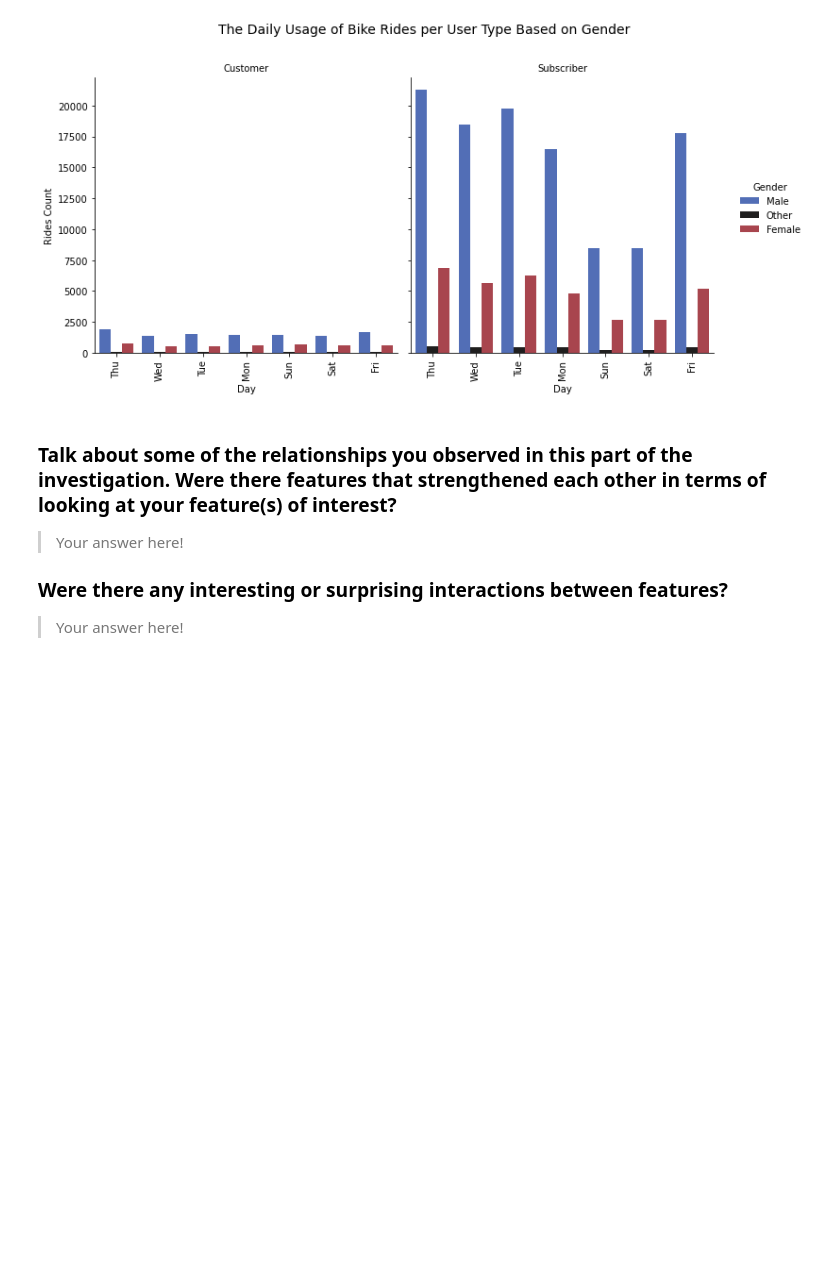
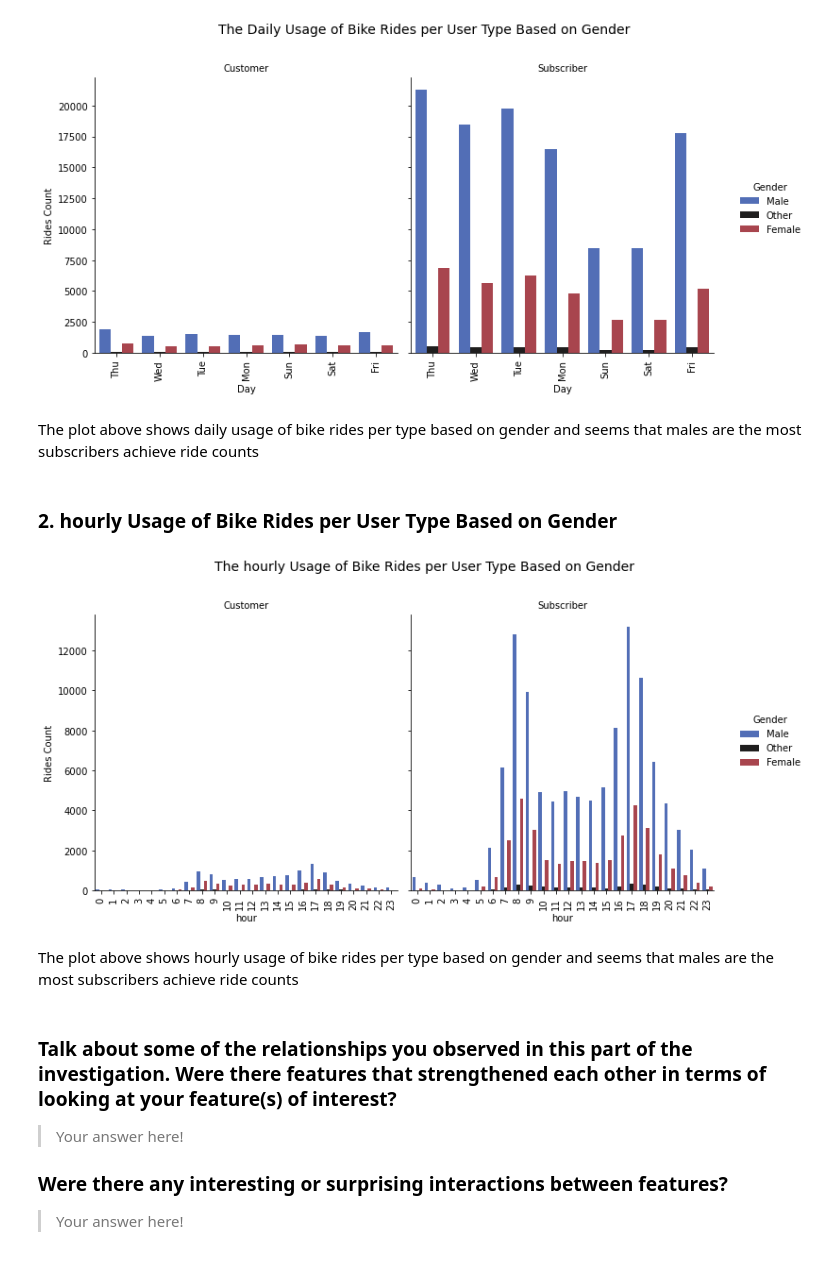
Before and after one commit to hagerElsehaimy/communicate-data-findings-FordGoBike, a Jupyter notebook: exploration.ipynb, the cells around one changed output. Saved outputs shown, nothing was run; the diff lists cells and outputs as text; code cells hidden in the pictures; blank space fills up the shorter version.

Commit message:
multivariate hourly Usage of Bike Rides per User Type Based on Gender

```diff
--- a/exploration.ipynb
+++ b/exploration.ipynb
@@ -634,6 +634,23 @@ type_gender_usage.set_titles('{col_name}')
 type_gender_usage.fig.suptitle('The Daily Usage of Bike Rides per User Type Based on Gender', fontsize=14, y=1.09);
 # %% [output]
 [figure]
+# %% [markdown]
+The plot above shows daily usage of bike rides per type based on gender and seems that males are the most subscribers achieve ride counts
+# %% [markdown]
+### 2. hourly Usage of Bike Rides per User Type Based on Gender
+# %%
+type_gender_usage = sb.catplot(data=new_df, x='start_hour', col="user_type", hue='member_gender', kind='count'
+                               ,palette='icefire')
+
+type_gender_usage.set_axis_labels('hour', 'Rides Count')
+type_gender_usage.set_xticklabels(rotation=90)
+type_gender_usage._legend.set_title('Gender')
+type_gender_usage.set_titles('{col_name}')
+type_gender_usage.fig.suptitle('The hourly Usage of Bike Rides per User Type Based on Gender', fontsize=14, y=1.09);
+# %% [output]
+[figure, added]
+# %% [markdown]
+The plot above shows hourly usage of bike rides per type based on gender and seems that males are the most subscribers achieve ride counts
 # %% [markdown]
 ### Talk about some of the relationships you observed in this part of the investigation. Were there features that strengthened each other in terms of looking at your feature(s) of interest?
 
```
